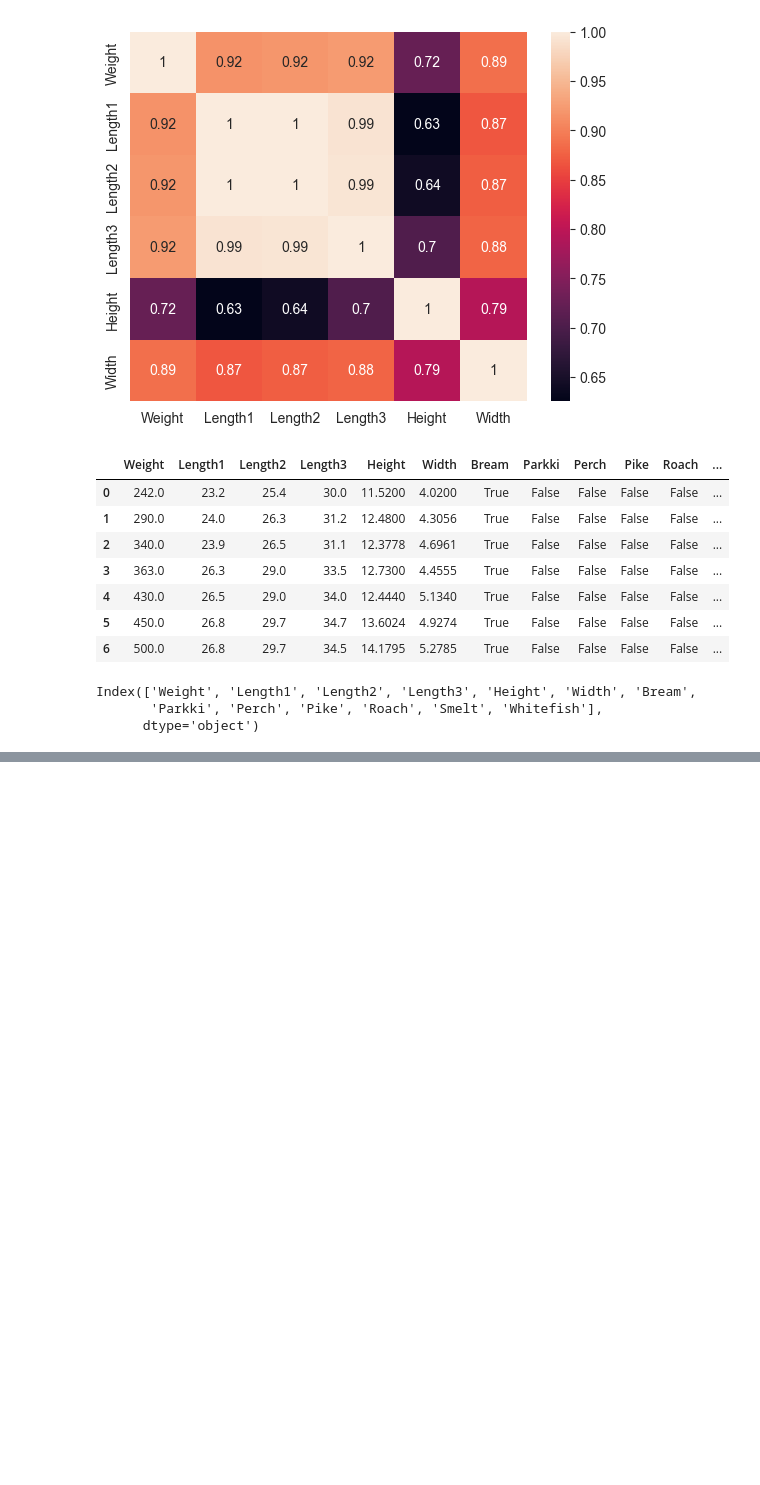
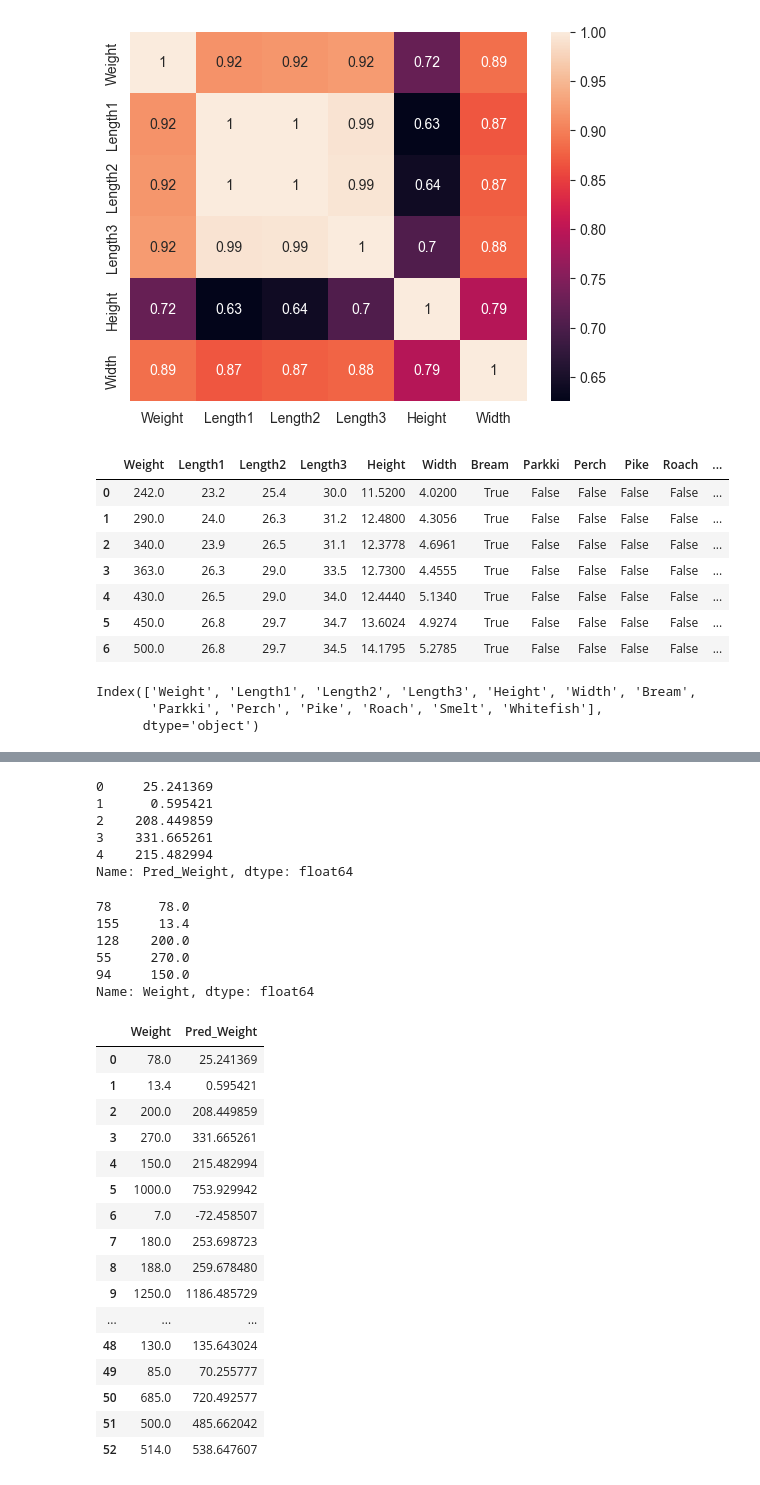
Before and after one commit to aivarasmink/course-python-basic, a Jupyter notebook: PTU20_live/Machine Learning/linear_regression__uzduotis.ipynb, the cells around one changed output, grey strips where cells are left out. Saved outputs shown, nothing was run; the diff lists cells and outputs as text; code cells hidden in the pictures; blank space fills up the shorter version.

```diff
--- a/PTU20_live/Machine Learning/linear_regression__uzduotis.ipynb
+++ b/PTU20_live/Machine Learning/linear_regression__uzduotis.ipynb
@@ -100,0 +103,44 @@ reg = LinearRegression().fit(X_train, y_train)
+# %%
+preds = reg.predict(X_test)
+# %%
+new_column = pd.Series(data=preds, name='Pred_Weight')
+# %%
+new_column.head()
+# %% [output]
+0     25.241369
+1      0.595421
+2    208.449859
+3    331.665261
+4    215.482994
+Name: Pred_Weight, dtype: float64
+# %%
+y_test.head()
+# %% [output]
+78      78.0
+155     13.4
+128    200.0
+55     270.0
+94     150.0
+Name: Weight, dtype: float64
+# %%
+res = pd.concat([y_test.reset_index(), new_column], axis=1)[['Weight', 'Pred_Weight']]
+# %%
+res
+# %% [output]
+|  | Weight | Pred_Weight |
+| 0 | 78.0 | 25.241369 |
+| 1 | 13.4 | 0.595421 |
+| 2 | 200.0 | 208.449859 |
+| 3 | 270.0 | 331.665261 |
+| 4 | 150.0 | 215.482994 |
+| 5 | 1000.0 | 753.929942 |
+| 6 | 7.0 | -72.458507 |
+| 7 | 180.0 | 253.698723 |
+| 8 | 188.0 | 259.678480 |
+| 9 | 1250.0 | 1186.485729 |
+| ... | ... | ... |
+| 48 | 130.0 | 135.643024 |
+| 49 | 85.0 | 70.255777 |
+| 50 | 685.0 | 720.492577 |
+| 51 | 500.0 | 485.662042 |
+| 52 | 514.0 | 538.647607 |
```
Also changed, not shown: parts of 2 cells of this notebook, 44 other files.
